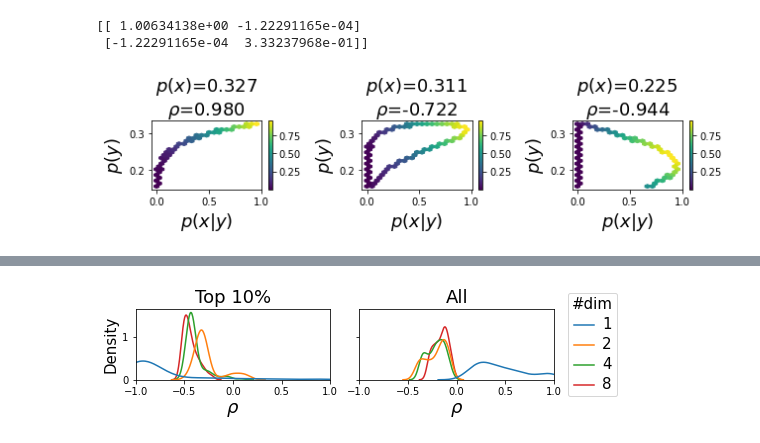
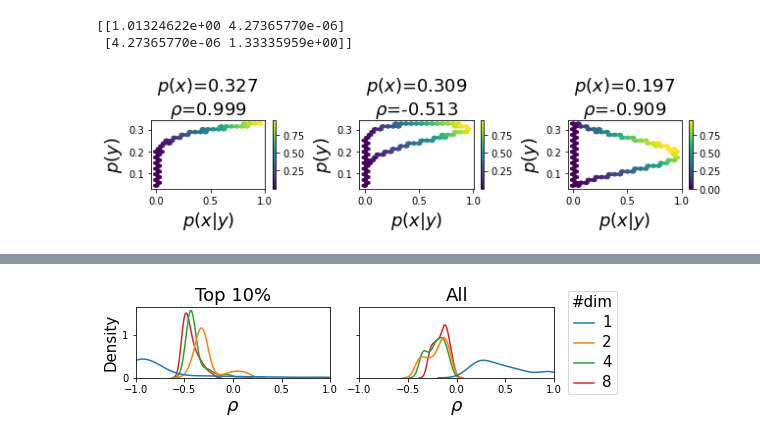
Before and after one commit to ZhengWeiLim/accuracy-fluency-tradeoff, a Jupyter notebook: simulation.ipynb, the cells around one changed output, grey strips where cells are left out. Cells and saved outputs as stored; diff of their text form; code cells hidden in the pictures.

```diff
--- a/simulation.ipynb
+++ b/simulation.ipynb
@@ -23,7 +23,9 @@ def conditional_sampling(mean, cov, nsamples, nconds):
     conditional_cov = np.linalg.inv(np.linalg.inv(cov)[0:k, 0:k])
 
     # y_cond_xs = np.array([np.random.multivariate_normal(c_mu, conditional_cov, 1)[0] for c_mu in conditional_mu])
-    y_cond_xs = np.random.uniform(low=np.diag(-c11)+m1, high=np.diag(c11)+m1, size=xs.shape)
+    std = 2*(c11**0.5)
+    y_cond_xs = np.random.uniform(low=np.diag(-std)+m1, high=np.diag(std)+m1, size=xs.shape)
+    # y_cond_xs = np.random.uniform(low=np.diag(-c11)+m1, high=np.diag(c11)+m1, size=xs.shape)
     y_probs = multivariate_normal(m1, c11).logpdf(y_cond_xs)
 
     x_y_cond_xs = np.concatenate((y_cond_xs, xs), axis=1)
@@ -39,8 +41,8 @@ mean, cov = np.zeros(2), np.array([[1, 0.7], [0.7, 1]])
 xs, y_cond_xs, (x_probs, y_probs, ycondx_probs, xcondy_probs, xy_probs) = conditional_sampling(mean, cov, 10000, 1000)
 print(np.cov(xs.T, y_cond_xs.T))
 # %% [output]
-[[ 1.00634138e+00 -1.22291165e-04]
- [-1.22291165e-04  3.33237968e-01]]
+[[1.01324622e+00 4.27365770e-06]
+ [4.27365770e-06 1.33335959e+00]]
 # %%
 from scipy.stats import pearsonr
 from copy import deepcopy
@@ -117,28 +119,28 @@ for covar in [0.6, 0.7, 0.8]:
     for ndim in ndims:
         cov, mean = get_cov_mean(ndim, covar)
         sim_dfs[ndim][covar], sim_agg_dfs[ndim][covar] = get_sample_tradeoff_df(ndim, mean, cov, 100, 10000)
-# %%
-fig, axes = plt.subplots(1, 3, figsize=(9, 2.5))
-x_quantiles = [1, 0.8,  0.4]
-covar = 0.7
-
-for i, ndim in enumerate([1]):
-    sim_df = sim_dfs[ndim][covar]
-    for j, x_quantile in enumerate(x_quantiles):
-        ax = axes[j]
-        ax, cbar, px = plot_y_probs(x_quantile, ndim, sim_df, ax, exp=True)
-
-        top_corr = sim_df[sim_df['p_x'] == px]['9_.1_corr'].values[0]
-        ax.set_xlabel(r'$p(x|y)$', size=18)
-        # ax.set_ylabel(r'$\log p(y)$')
-        if j == 0:
-            ax.set_ylabel(r'$p(y)$', size=18)
-        else:
-            ax.set_ylabel(r'$p(y)$', size=18)
-        ax.set_title(r'$p(x)$=' + f'{np.exp(px):.03f}\n' + r'$\rho$=' + f'{top_corr:.3f}', size=18)
-        cbar.set_label(None)
-
-plt.tight_layout()
-plt.savefig('figures/simulation_px_dim.pdf', bbox_inches='tight', dpi=1200, format='pdf')
-# %% [output]
-[figure, removed]
+# %%
+fig, axes = plt.subplots(1, 3, figsize=(9, 2.5))
+x_quantiles = [1, 0.8,  0.3]
+covar = 0.7
+
+for i, ndim in enumerate([1]):
+    sim_df = sim_dfs[ndim][covar]
+    for j, x_quantile in enumerate(x_quantiles):
+        ax = axes[j]
+        ax, cbar, px = plot_y_probs(x_quantile, ndim, sim_df, ax, exp=True)
+
+        top_corr = sim_df[sim_df['p_x'] == px]['9_.1_corr'].values[0]
+        ax.set_xlabel(r'$p(x|y)$', size=18)
+        # ax.set_ylabel(r'$\log p(y)$')
+        if j == 0:
+            ax.set_ylabel(r'$p(y)$', size=18)
+        else:
+            ax.set_ylabel(r'$p(y)$', size=18)
+        ax.set_title(r'$p(x)$=' + f'{np.exp(px):.03f}\n' + r'$\rho$=' + f'{top_corr:.3f}', size=18)
+        cbar.set_label(None)
+
+plt.tight_layout()
+plt.savefig('figures/simulation_px_dim.pdf', bbox_inches='tight', dpi=1200, format='pdf')
+# %% [output]
+[figure, added]
```
Also changed, not shown: parts of 1 cell of this notebook.
